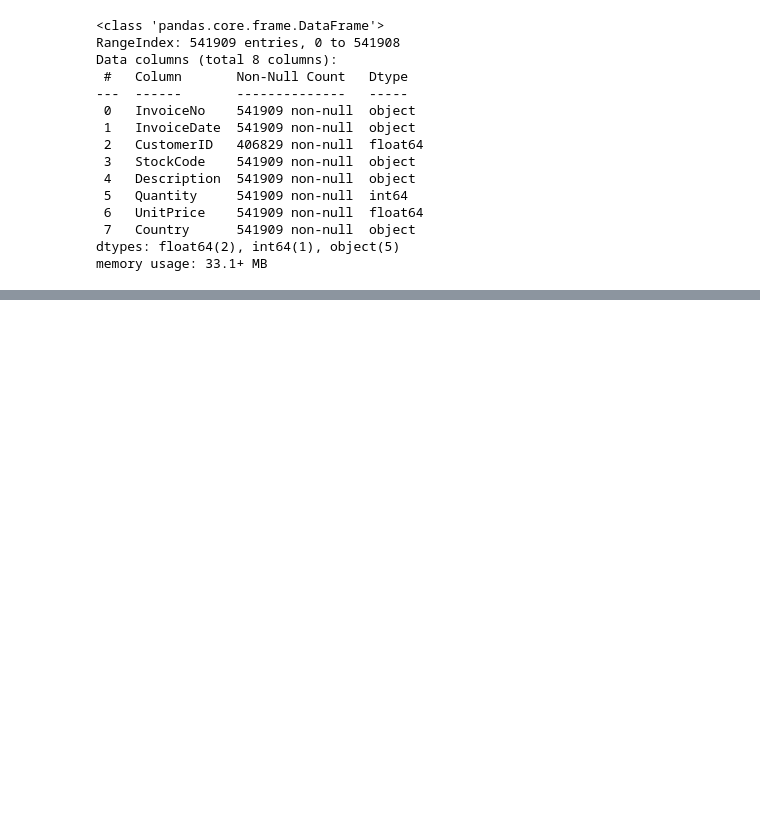
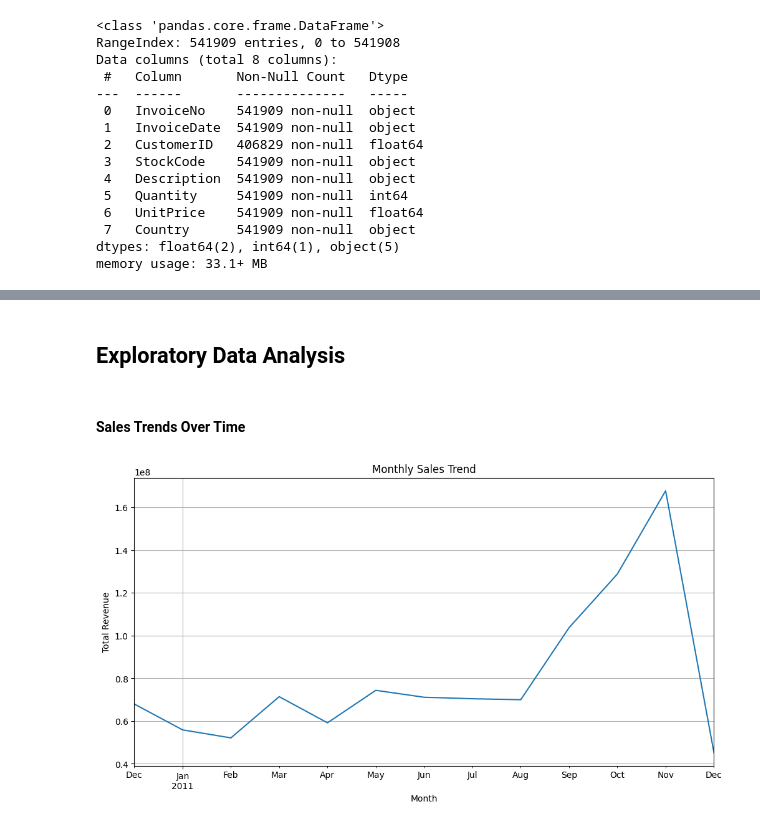
Before and after one commit to smksean/EShop-pro-cohort-analys, a Jupyter notebook: notebooks/Cohort-analysis.ipynb, the cells around one changed output, grey strips where cells are left out. Cells and saved outputs as stored; diff of their text form; code cells hidden in the pictures; blank space fills up the shorter version.

Commit message:
Exploratory Data Analysis

```diff
--- a/notebooks/Cohort-analysis.ipynb
+++ b/notebooks/Cohort-analysis.ipynb
@@ -84,3 +83,32 @@ df.head()
 | 2 | 536365 | 2010-12-01 08:26:00 | 17850.0 | SC3463 | Books | 78 | 61.49 | Mali | 4796.22 |
 | 3 | 536365 | 2010-12-01 08:26:00 | 17850.0 | SC6228 | Toys | 15 | 24.73 | South Africa | 370.95 |
 | 4 | 536365 | 2010-12-01 08:26:00 | 17850.0 | SC2149 | Toys | 50 | 38.83 | Rwanda | 1941.50 |
+# %% [markdown]
+## Exploratory Data Analysis
+# %% [markdown]
+#### Sales Trends Over Time
+# %%
+import os
+
+# Sales Trends Over Time
+monthly_sales = df.groupby(df['InvoiceDate'].dt.to_period('M'))['TotalPrice'].sum()
+
+# Create folder one level up
+output_dir = os.path.join(os.path.dirname(os.getcwd()), 'visualizations')
+os.makedirs(output_dir, exist_ok=True)
+
+# Plot and save
+plt.figure(figsize=(12, 6))
+monthly_sales.plot()
+plt.title('Monthly Sales Trend')
+plt.xlabel('Month')
+plt.ylabel('Total Revenue')
+plt.grid(True)
+
+# Save as PNG
+output_path = os.path.join(output_dir, 'monthly_sales_trend.png')
+plt.savefig(output_path)
+
+plt.show()
+# %% [output]
+[figure, added]
```
Also changed, not shown: parts of 11 cells of this notebook, 3 other files.
